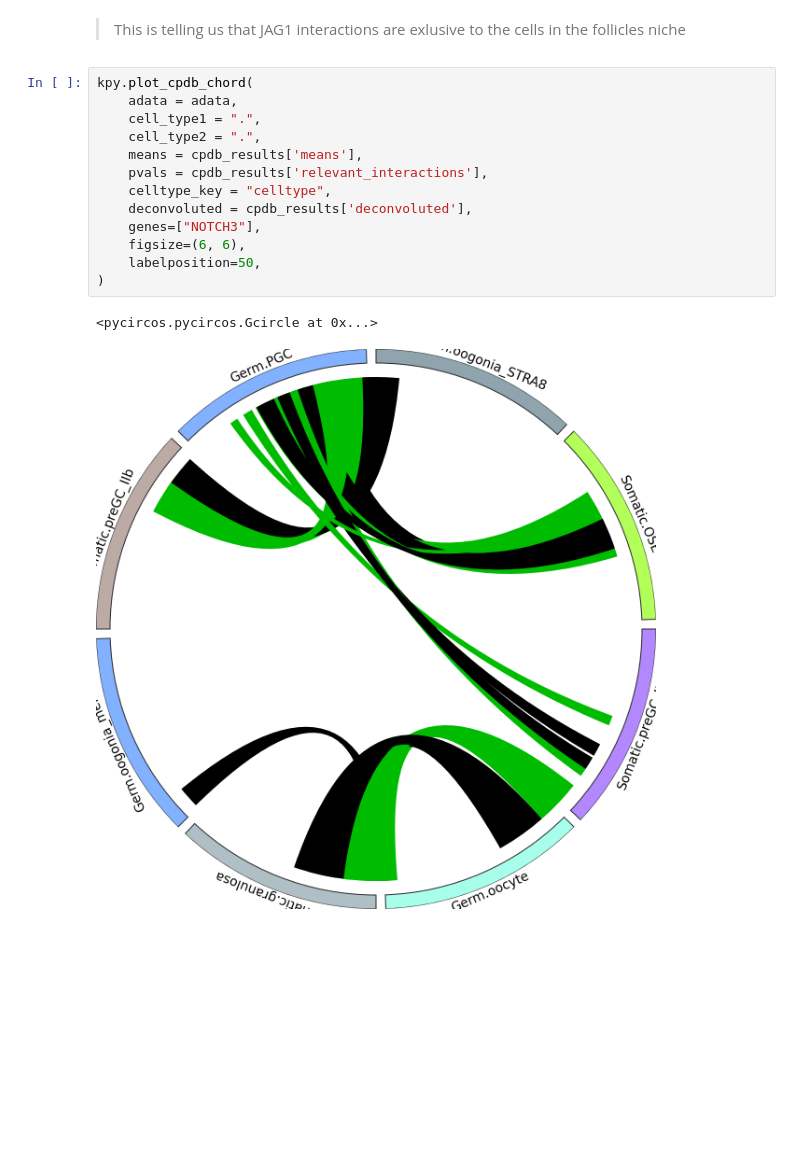
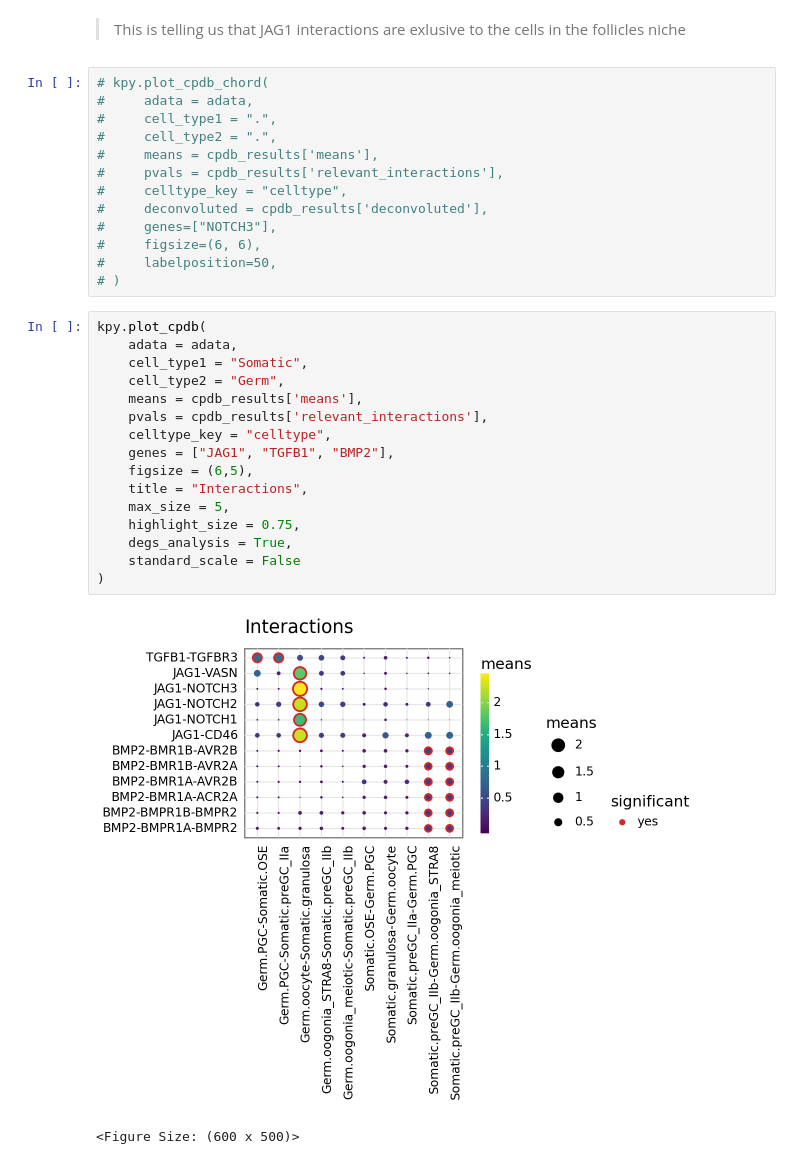
Before and after one commit to ventolab/CellphoneDB, a Jupyter notebook: NatureProtocols2024_case_studies/CaseExample1_differentiation/analysis_method3_CellSign_microenvironments.ipynb, the cells around one changed output. Cells and saved outputs as stored; diff of their text form; blank space fills up the shorter version.

```diff
--- a/NatureProtocols2024_case_studies/CaseExample1_differentiation/analysis_method3_CellSign_microenvironments.ipynb
+++ b/NatureProtocols2024_case_studies/CaseExample1_differentiation/analysis_method3_CellSign_microenvironments.ipynb
@@ -414,21 +411,37 @@ kpy.plot_cpdb(
 # %% [markdown]
 > This is telling us that JAG1 interactions are exlusive to the cells in the follicles niche
 # %%
-kpy.plot_cpdb_chord(
-    adata = adata,
-    cell_type1 = ".",
-    cell_type2 = ".",
-    means = cpdb_results['means'],
-    pvals = cpdb_results['relevant_interactions'],
-    celltype_key = "celltype",
-    deconvoluted = cpdb_results['deconvoluted'],
-    genes=["NOTCH3"],
-    figsize=(6, 6),
-    labelposition=50,
-)
+# kpy.plot_cpdb_chord(
+#     adata = adata,
+#     cell_type1 = ".",
+#     cell_type2 = ".",
+#     means = cpdb_results['means'],
+#     pvals = cpdb_results['relevant_interactions'],
+#     celltype_key = "celltype",
+#     deconvoluted = cpdb_results['deconvoluted'],
+#     genes=["NOTCH3"],
+#     figsize=(6, 6),
+#     labelposition=50,
+# )
-# %% [output]
-<pycircos.pycircos.Gcircle at 0x...>
-[figure, removed]
+# %%
+kpy.plot_cpdb(
+    adata = adata,
+    cell_type1 = "Somatic",
+    cell_type2 = "Germ",
+    means = cpdb_results['means'],
+    pvals = cpdb_results['relevant_interactions'],
+    celltype_key = "celltype",
+    genes = ["JAG1", "TGFB1", "BMP2"],
+    figsize = (6,5),
+    title = "Interactions",
+    max_size = 5,
+    highlight_size = 0.75,
+    degs_analysis = True,
+    standard_scale = False
+)
+# %% [output]
+[figure, added]
+<Figure Size: (600 x 500)>
 # %%
 kpy.plot_cpdb(
     adata = adata,
```
Also changed, not shown: parts of 5 cells of this notebook, 1 other file.
